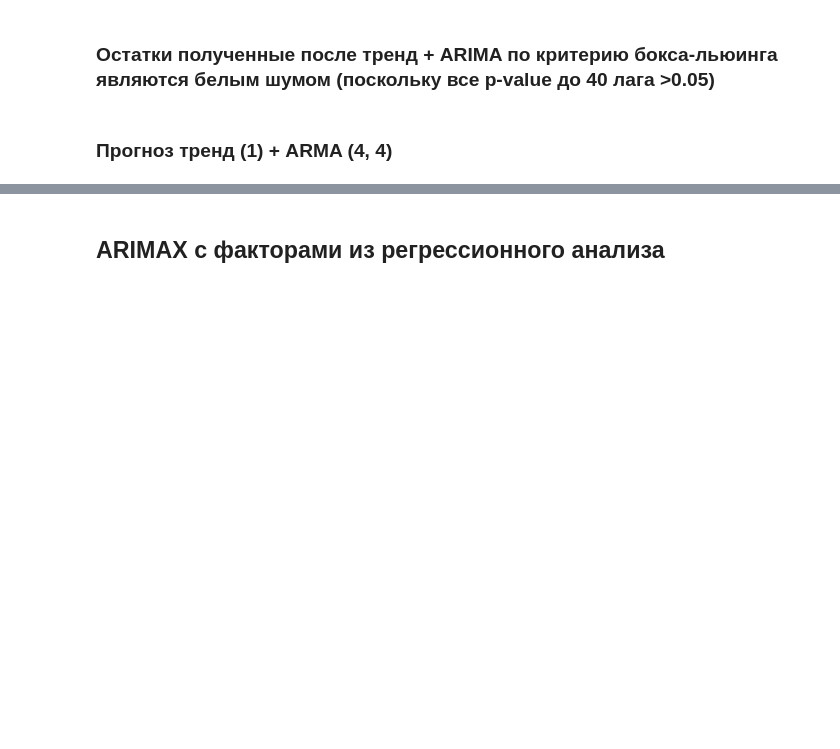
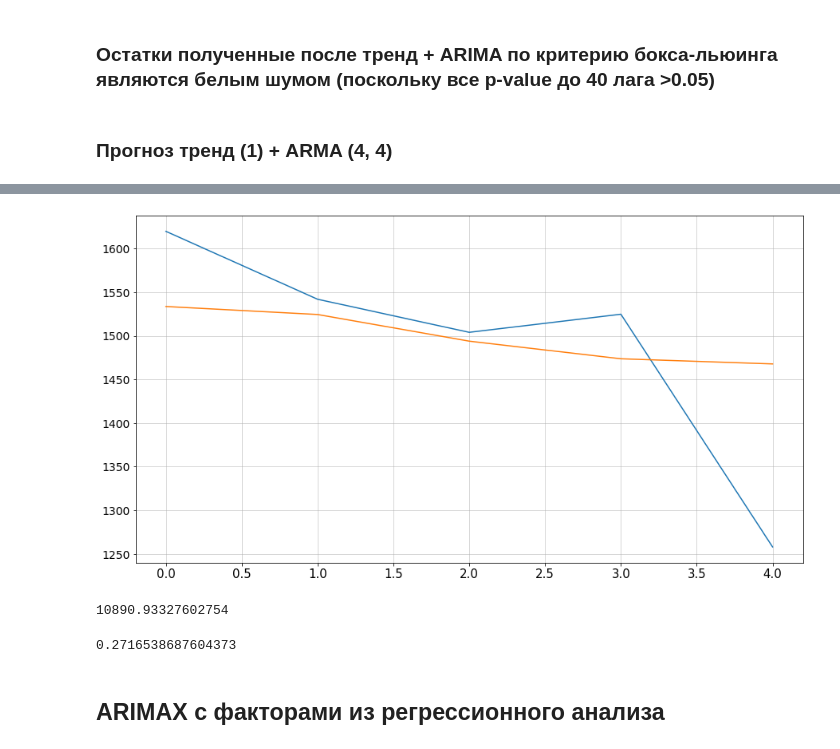
Before and after one commit to xtess16/RTSI, a Jupyter notebook: RTS.ipynb, the cells around one changed output, grey strips where cells are left out. Drawn from its saved outputs; the diff is of its cells as text; code cells hidden in the pictures; blank space fills up the shorter version.

```diff
--- a/RTS.ipynb
+++ b/RTS.ipynb
@@ -315,11 +423,22 @@ plt.show();
 # %%
 plt.plot(series2020[series2020.index.isin(['2020-01-13', '2020-01-27', '2020-02-10', '2020-02-21', '2020-03-06'])].to_numpy())
-plt.plot((arima_by_series_remains.predict('2020', '2020-03') + _[287:292]).to_numpy());
+plt.plot((arima_by_series_remains.predict('2020', '2020-03') + _3[287:292]).to_numpy());
+# %% [output]
+[figure, added]
+# %%
+mse(
+    series2020[series2020.index.isin(['2020-01-13', '2020-01-27', '2020-02-10', '2020-02-21', '2020-03-06'])].to_numpy(),
+    (arima_by_series_remains.predict('2020', '2020-03') + _3[287:292]).to_numpy()
+)
+# %% [output]
+10890.93327602754
 # %%
 r2_score(
     series2020[series2020.index.isin(['2020-01-13', '2020-01-27', '2020-02-10', '2020-02-21', '2020-03-06'])].to_numpy(),
-    (arima_by_series_remains.predict('2020', '2020-03') + _[287:292])
+    (arima_by_series_remains.predict('2020', '2020-03') + _3[287:292])
 )
+# %% [output]
+0.2716538687604373
 # %% [markdown]
 ## ARIMAX с факторами из регрессионного анализа
 # %%
```
Also changed, not shown: parts of 43 cells of this notebook, 3 other files.
